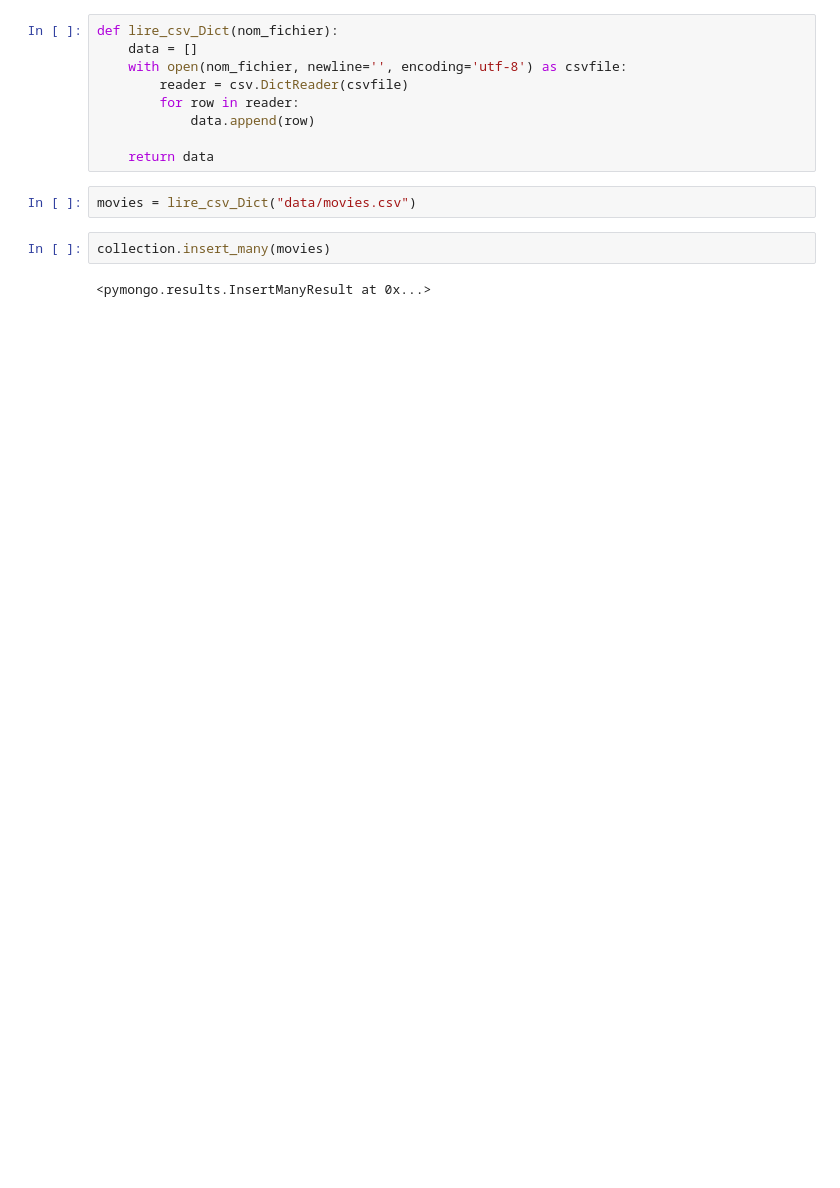
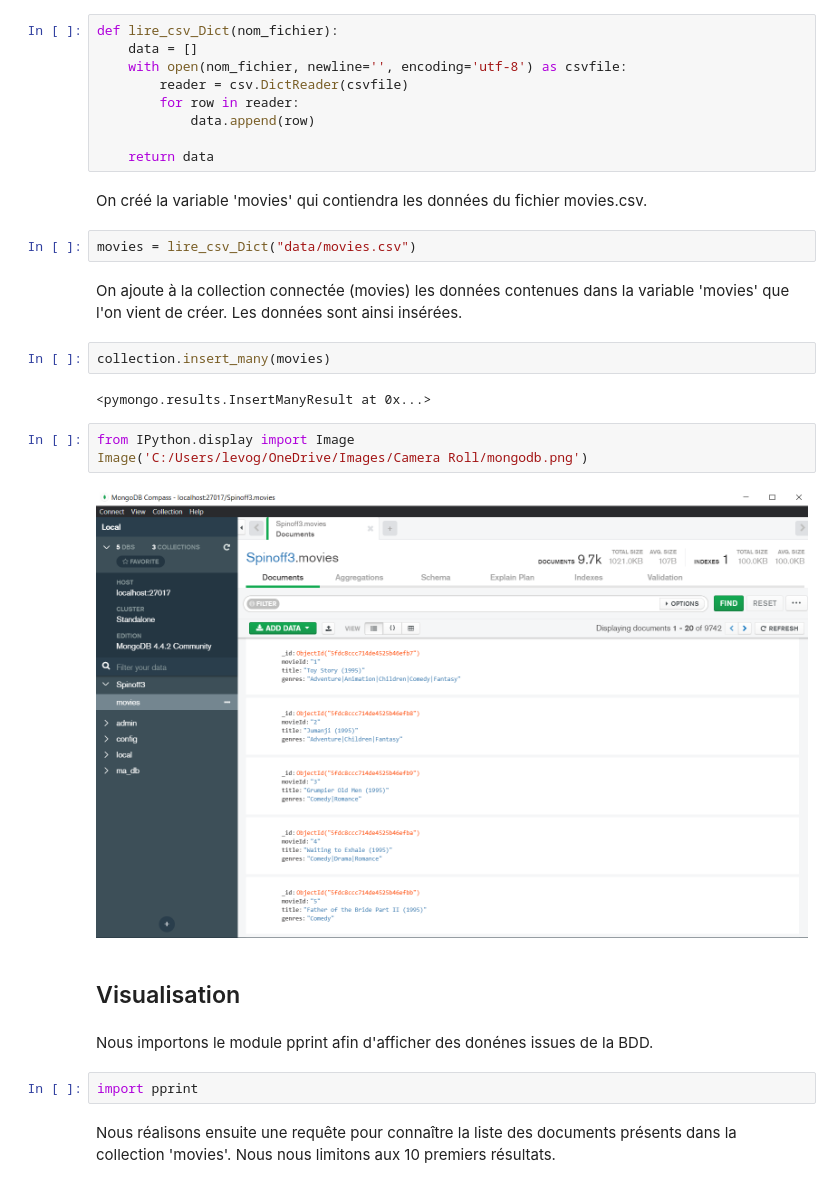
Before and after one commit to yoannlv/movies-spinoff-mongodb, a Jupyter notebook: movies-spinoff-mongodb.ipynb, the cells around one changed output. Drawn from its saved outputs; the diff is of its cells as text; blank space fills up the shorter version.

Commit message:
Ajout explications

```diff
--- a/movies-spinoff-mongodb.ipynb
+++ b/movies-spinoff-mongodb.ipynb
@@ -28,9 +42,26 @@ def lire_csv_Dict(nom_fichier):
             data.append(row)
 
     return data
+# %% [markdown]
+On créé la variable 'movies' qui contiendra les données du fichier movies.csv.
 # %%
 movies = lire_csv_Dict("data/movies.csv")
+# %% [markdown]
+On ajoute à la collection connectée (movies) les données contenues dans la variable 'movies' que l'on vient de créer. Les données sont ainsi insérées.
 # %%
 collection.insert_many(movies)
 # %% [output]
 <pymongo.results.InsertManyResult at 0x...>
+# %%
+from IPython.display import Image
+Image('C:/Users/levog/OneDrive/Images/Camera Roll/mongodb.png')
+# %% [output]
+[figure, added]
+# %% [markdown]
+## Visualisation
+# %% [markdown]
+Nous importons le module pprint afin d'afficher des donénes issues de la BDD.
+# %%
+import pprint
+# %% [markdown]
+Nous réalisons ensuite une requête pour connaître la liste des documents présents dans la collection 'movies'. Nous nous limitons aux 10 premiers résultats.
```
Also changed, not shown: parts of 16 cells of this notebook, 1 other file.
